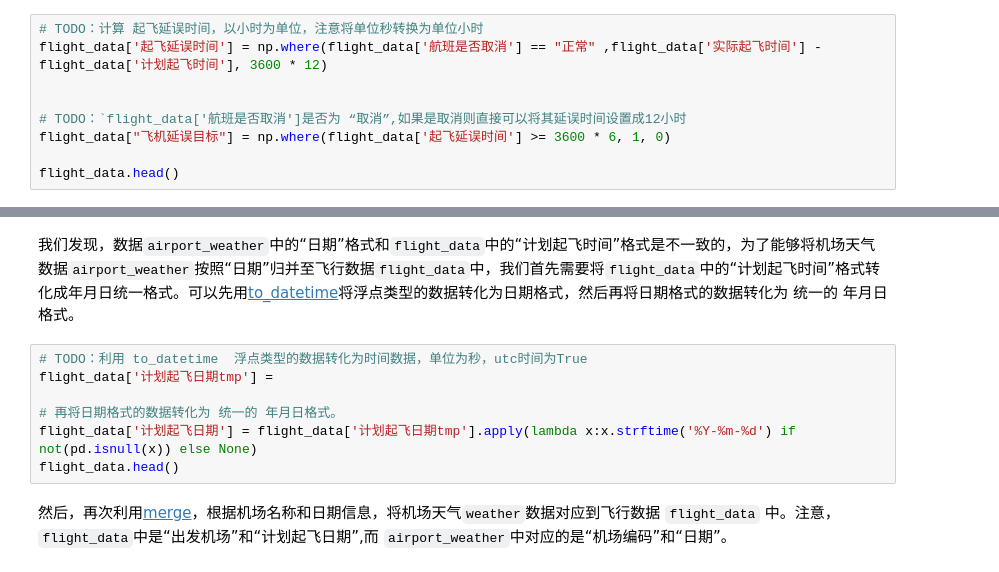
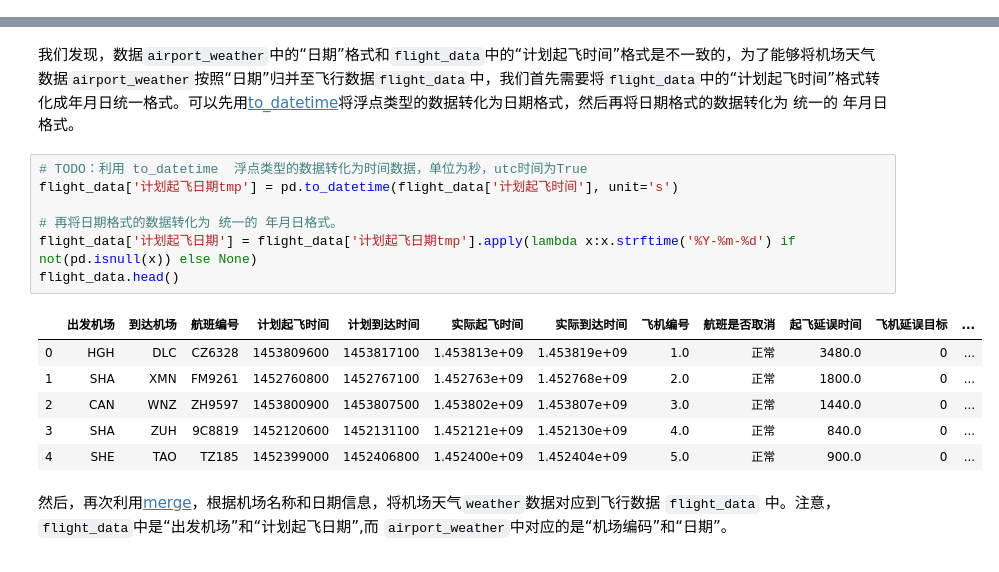
Before and after one commit to todeletel/deep_learning_notebook, a Jupyter notebook: CN-Flight-Delay-Forecast/FlightDelayForecast.ipynb, the cells around one changed output, grey strips where cells are left out. Drawn from its saved outputs; the diff is of its cells as text.

```diff
--- a/CN-Flight-Delay-Forecast/FlightDelayForecast.ipynb
+++ b/CN-Flight-Delay-Forecast/FlightDelayForecast.ipynb
@@ -195,9 +175,0 @@ all special data: (15880, 5)
-# %%
-# TODO：计算 起飞延误时间，以小时为单位，注意将单位秒转换为单位小时
-flight_data['起飞延误时间'] = np.where(flight_data['航班是否取消'] == "正常" ,flight_data['实际起飞时间'] - flight_data['计划起飞时间'], 3600 * 12)
-
-
-# TODO：`flight_data['航班是否取消']是否为 “取消”,如果是取消则直接可以将其延误时间设置成12小时
-flight_data["飞机延误目标"] = np.where(flight_data['起飞延误时间'] >= 3600 * 6, 1, 0)
-
-flight_data.head()
@@ -251,11 +207,18 @@ airport_weather.head()
 我们发现，数据`airport_weather`中的“日期”格式和`flight_data`中的“计划起飞时间”格式是不一致的，为了能够将机场天气数据`airport_weather`按照“日期”归并至飞行数据`flight_data`中，我们首先需要将`flight_data`中的“计划起飞时间”格式转化成年月日统一格式。可以先用[to_datetime](https://pandas.pydata.org/pandas-docs/stable/reference/api/pandas.to_datetime.html)将浮点类型的数据转化为日期格式，然后再将日期格式的数据转化为 统一的 年月日格式。
 # %%
 # TODO：利用 to_datetime  浮点类型的数据转化为时间数据，单位为秒，utc时间为True
-flight_data['计划起飞日期tmp'] =
+flight_data['计划起飞日期tmp'] = pd.to_datetime(flight_data['计划起飞时间'], unit='s')
 
 # 再将日期格式的数据转化为 统一的 年月日格式。
 flight_data['计划起飞日期'] = flight_data['计划起飞日期tmp'].apply(lambda x:x.strftime('%Y-%m-%d') if not(pd.isnull(x)) else None)
 flight_data.head()
+# %% [output]
+|  | 出发机场 | 到达机场 | 航班编号 | 计划起飞时间 | 计划到达时间 | 实际起飞时间 | 实际到达时间 | 飞机编号 | 航班是否取消 | 起飞延误时间 | 飞机延误目标 | ... |
+| 0 | HGH | DLC | CZ6328 | 1453809600 | 1453817100 | 1.453813e+09 | 1.453819e+09 | 1.0 | 正常 | 3480.0 | 0 | ... |
+| 1 | SHA | XMN | FM9261 | 1452760800 | 1452767100 | 1.452763e+09 | 1.452768e+09 | 2.0 | 正常 | 1800.0 | 0 | ... |
+| 2 | CAN | WNZ | ZH9597 | 1453800900 | 1453807500 | 1.453802e+09 | 1.453807e+09 | 3.0 | 正常 | 1440.0 | 0 | ... |
+| 3 | SHA | ZUH | 9C8819 | 1452120600 | 1452131100 | 1.452121e+09 | 1.452130e+09 | 4.0 | 正常 | 840.0 | 0 | ... |
+| 4 | SHE | TAO | TZ185 | 1452399000 | 1452406800 | 1.452400e+09 | 1.452404e+09 | 5.0 | 正常 | 900.0 | 0 | ... |
 # %% [markdown]
 然后，再次利用[merge](https://pandas.pydata.org/pandas-docs/stable/reference/api/pandas.DataFrame.merge.html)，根据机场名称和日期信息，将机场天气`weather`数据对应到飞行数据 `flight_data` 中。注意，`flight_data`中是“出发机场”和“计划起飞日期”,而 `airport_weather`中对应的是“机场编码”和“日期”。
 # %%
```
Also changed, not shown: parts of 52 cells of this notebook.
